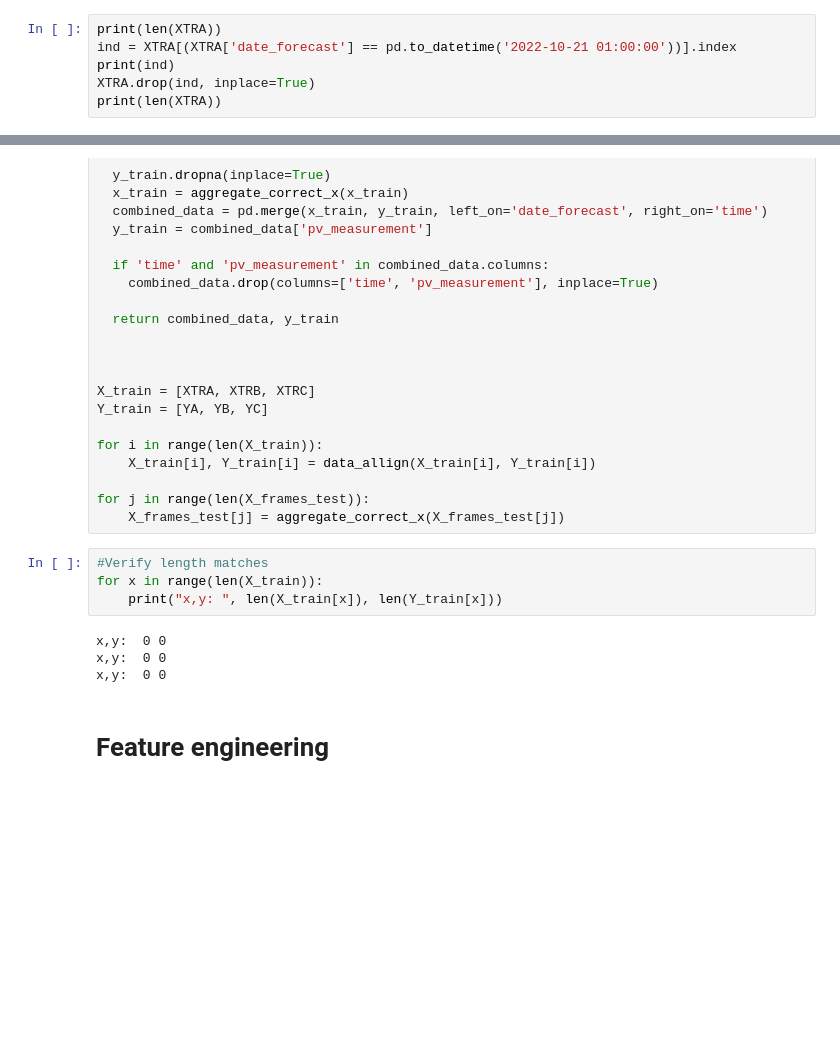
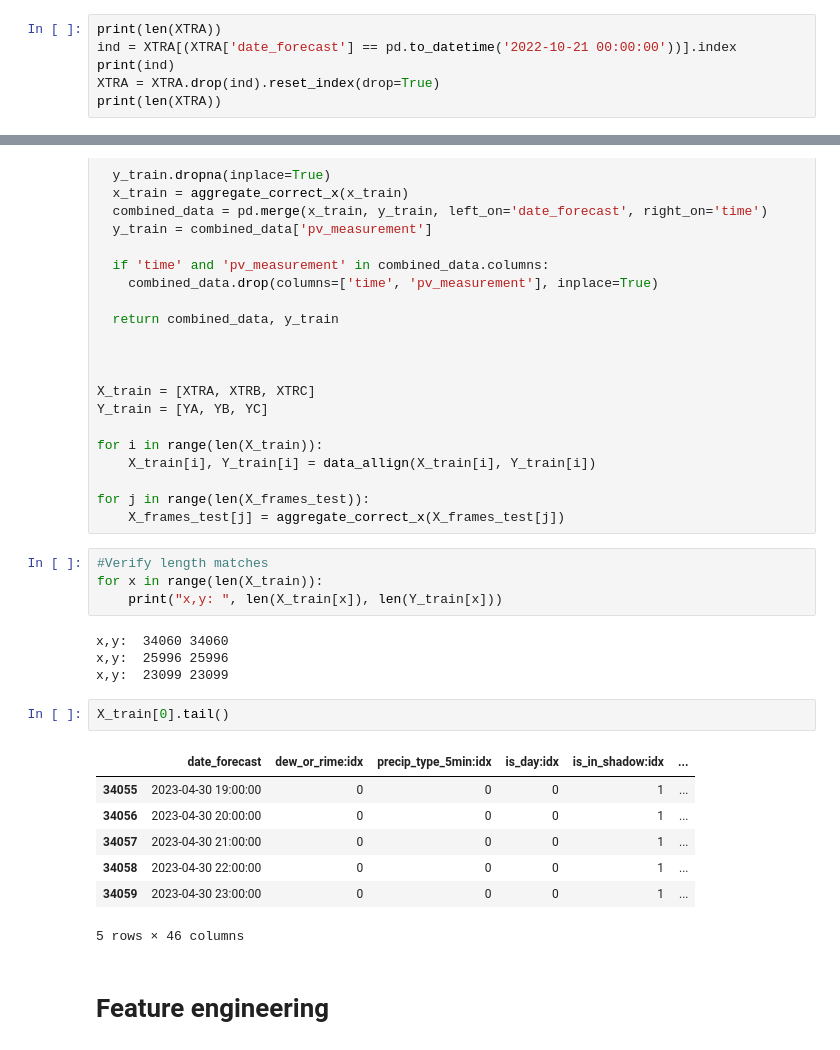
Before and after one commit to olejacobmellgren/solar-panel-energy-ml, a Jupyter notebook: model_notebooks/template_notebook_model.ipynb, the cells around one changed output, grey strips where cells are left out. Cells and saved outputs as stored; diff of their text form; blank space fills up the shorter version.

```diff
--- a/model_notebooks/template_notebook_model.ipynb
+++ b/model_notebooks/template_notebook_model.ipynb
@@ -39,9 +39,9 @@ This prevents our aggregation method to match the target data after these data p
 Trying to remove this point and reindex to fix the issue.
 # %%
 print(len(XTRA))
-ind = XTRA[(XTRA['date_forecast'] == pd.to_datetime('2022-10-21 01:00:00'))].index
+ind = XTRA[(XTRA['date_forecast'] == pd.to_datetime('2022-10-21 00:00:00'))].index
 print(ind)
-XTRA.drop(ind, inplace=True)
+XTRA = XTRA.drop(ind).reset_index(drop=True)
 print(len(XTRA))
 # %% [output]
 136245
@@ -138,9 +138,19 @@ for j in range(len(X_frames_test)):
 for x in range(len(X_train)):
     print("x,y: ", len(X_train[x]), len(Y_train[x]))
 # %% [output]
-x,y:  0 0
-x,y:  0 0
-x,y:  0 0
+x,y:  34060 34060
+x,y:  25996 25996
+x,y:  23099 23099
+# %%
+X_train[0].tail()
+# %% [output]
+|  | date_forecast | dew_or_rime:idx | precip_type_5min:idx | is_day:idx | is_in_shadow:idx | ... |
+| 34055 | 2023-04-30 19:00:00 | 0 | 0 | 0 | 1 | ... |
+| 34056 | 2023-04-30 20:00:00 | 0 | 0 | 0 | 1 | ... |
+| 34057 | 2023-04-30 21:00:00 | 0 | 0 | 0 | 1 | ... |
+| 34058 | 2023-04-30 22:00:00 | 0 | 0 | 0 | 1 | ... |
+| 34059 | 2023-04-30 23:00:00 | 0 | 0 | 0 | 1 | ... |
+5 rows × 46 columns
 # %% [markdown]
 # Feature engineering
 # %%
```
Also changed, not shown: parts of 1 cell of this notebook.
